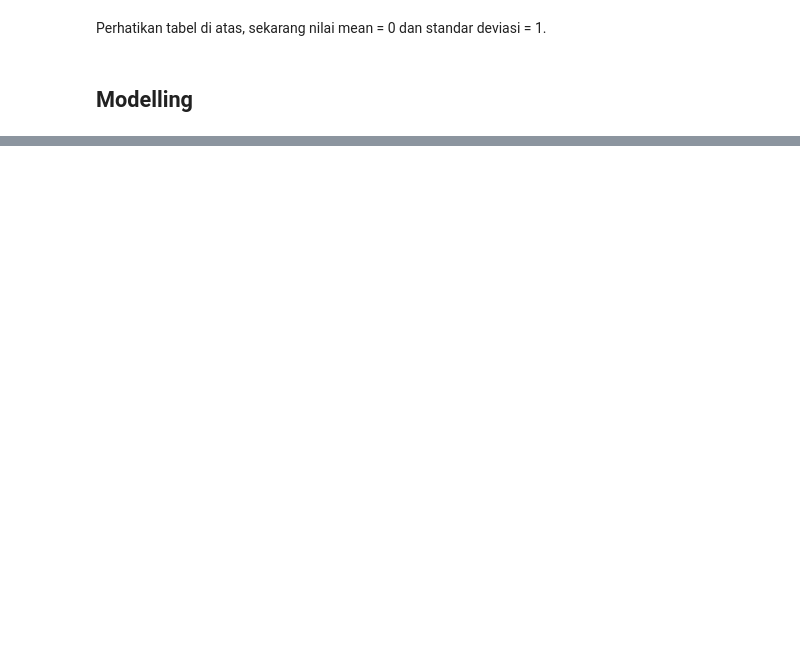
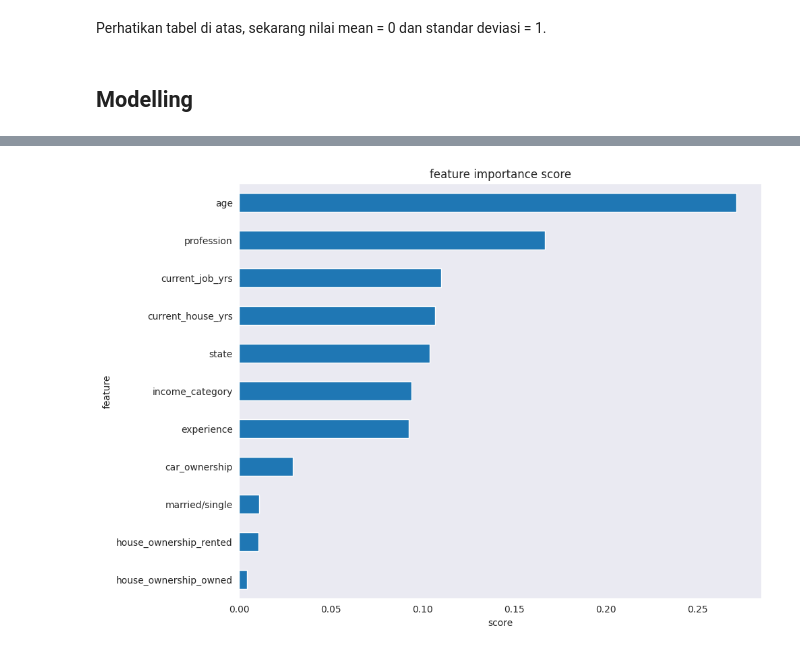
Before and after one commit to mfathul21/loan-prediction, a Jupyter notebook: Loan_Prediction_Based_on_Customers_Behaviour.ipynb, the cells around one changed output, grey strips where cells are left out. Drawn from its saved outputs; the diff is of its cells as text; code cells hidden in the pictures; blank space fills up the shorter version.

```diff
--- a/Loan_Prediction_Based_on_Customers_Behaviour.ipynb
+++ b/Loan_Prediction_Based_on_Customers_Behaviour.ipynb
@@ -1117,0 +1114,18 @@ Confusion Matrix:
+# %%
+param_dist = {
+    'criterion': ['gini', 'entropy'],
+    'max_depth': [3, 5, 7, None],
+    'min_samples_split': [2, 5, 10],
+    'min_samples_leaf': [1, 2, 4],
+    'max_features': [None, 'auto', 'sqrt', 'log2'],
+    'max_leaf_nodes': [None, 10, 20, 30],
+    'min_impurity_decrease': [0.0, 0.01, 0.1]
+}
+
+model = DecisionTreeClassifier(random_state=42)
+random_search = RandomizedSearchCV(estimator=model, param_distributions=param_dist,
+                                   n_iter=100, cv=5, n_jobs=-1, verbose=2)
+
+random_search.fit(X_train, y_train)
+best_model = random_search.best_estimator_
+best_model
@@ -1117,0 +1214,11 @@ Confusion Matrix:
+# %%
+feat_importances = pd.Series(best_model.feature_importances_, index=X.columns)
+ax = feat_importances.nlargest(25).plot(kind='barh', figsize=(10, 8))
+ax.invert_yaxis()
+
+plt.xlabel('score')
+plt.ylabel('feature')
+plt.title('feature importance score')
+plt.show()
+# %% [output]
+[figure, added]
```
Also changed, not shown: parts of 31 cells of this notebook.
